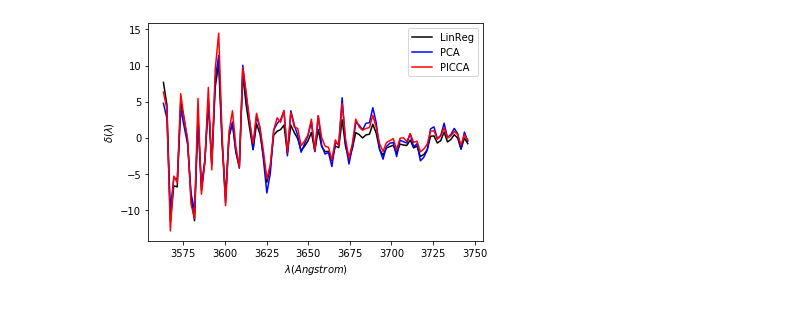
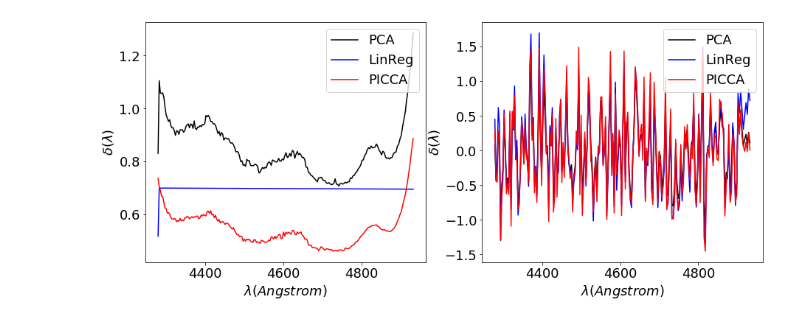
Before and after one commit to arkel1/lya-deltas, a Jupyter notebook: nb/Lya-deltas_main.ipynb, the cells around one changed output. Drawn from its saved outputs; the diff is of its cells as text; code cells hidden in the pictures.

```diff
--- a/nb/Lya-deltas_main.ipynb
+++ b/nb/Lya-deltas_main.ipynb
@@ -602,5 +658,5 @@ Time:  6.346008740365505e-05
 # %%
-def get_pca( spectra, niter, nvec):
+def get_pca( spectra, niter, nvec, lmin = 1040, lmax = 1600 ):
 
    #### One QSO ploting example
 
@@ -745,7 +796,7 @@ plt.xlim(1050,1600)
 # %%
 ### PICCA loading example
 if 0:
-   dir  = '/home/sfbeltranv/respaldo/output/deltas_dr14/'
+   dir  = '/work/sfbeltranv/output/deltas'
 
 
    catalog = pyfits.open(dir + 'delta-103.fits.gz')
@@ -848,20 +899,20 @@ def getdeltas_LinMinimize( spectra, QSOloc, lamin=1040, lamax=1200):
       # dwave to observer frame and to comoving distance
       w_ = w_ * ( 1 + QSOloc[ i ][0] )   # restframe to selframe
 
-      s=np.vstack( ( w_.conj().transpose(), delta_.conj().transpose(), ivar_.conj().transpose() ) )
+      s=np.vstack( ( w_.conj().transpose(), delta_.conj().transpose(), ivar_.conj().transpose(), CF.conj().transpose() ) )
       deltas.append( s )
 
       #plt.figure()
       #plt.plot( w_,flux_ )
       #plt.plot( w_, delta_ )
       #plt.plot( w_, CF, 'r' )
-   #plt.show()
+      #plt.show()
 
    return deltas
 
 
-deltas_eBoss_linMin = getdeltas_LinMinimize(spectra_eBoss, QSOloc_eBoss )
+deltas_Desi_linMin = getdeltas_LinMinimize(spectra_Desi, QSOloc_Desi )
 print('done')
-print(len(deltas_eBoss_linMin))
+print(len(deltas_Desi_linMin))
 # %% [output]
 done
@@ -870,7 +921,7 @@ done
 def load_Picca():
 
    ################# delta reading and loading with thing_id
-   dir  = '/home/sfbeltranv/respaldo/output/deltas_dr14/'
+   dir  = '/work/sfbeltranv/output/deltas'
 
    '''
    catalog = pyfits.open(dir + 'delta-100.fits.gz')
@@ -886,8 +937,8 @@ def load_Picca():
    ################## script to load al healpix piles
 
 
-   fi = glob.glob(dir+'*.fits*')
-
+   fi = glob.glob(dir+'/*')
+   print( len(fi) )
    spectra = []
    QSOloc = []
 
@@ -896,7 +947,7 @@ def load_Picca():
       for j in range(1, len(catalog) ):
          QSOloc.append( np.hstack(( catalog[j].header['Z'], catalog[j].header['DEC'], catalog[j].header['RA'], int(catalog[j].header['THING_ID']) )) )
          # print(int(catalog[j].header['THING_ID']))
-         s=np.vstack( ( 10**catalog[j].data['LOGLAM'], catalog[j].data['DELTA'], catalog[j].data['WEIGHT'] ) )
+         s=np.vstack( ( 10**catalog[j].data['LOGLAM'], catalog[j].data['DELTA'], catalog[j].data['WEIGHT'], catalog[j].data['CONT']  ) )
          spectra.append( s )
 
    return QSOloc, spectra
@@ -974,41 +1007,51 @@ getHist_deltas(deltas_eBoss_PCA)
 # %%
 
 def compareDelta1(QSOloca, QSOlocb, spectraa1, spectraa2, spectrab):
-# b for picca, a for Desi or eBoss
+   %matplotlib inline
+   plt.rcParams["figure.figsize"] = (15, 6) # (w, h)
+   plt.rcParams.update({'font.size': 18})
+   # b for picca, a for Desi or eBoss
    a = np.array( QSOloca )
    b = np.array( QSOlocb )
 
-   for i in  [4, 5, 6, 7] :         # range( len(b) ):
+   #print( len(spectraa1) )
+   #print( len(spectraa2) )
+
+   for i in range( 0, 10) :         # range( len(b) ):
       indx = np.where( a[:,3] == b[i][3] )
+
+      #print( np.squeeze(indx) )
       indx = np.squeeze(indx)
       ###  a -- indx, b --- i
-      wa1_, fluxa1_, ivara1_ = spectraa1[ indx ]
-      wa2_, fluxa2_, ivara2_ = spectraa2[ indx ]
-      wb_, fluxb_, ivarb_ = spectrab[ i ]
+      wa1_, fluxa1_, ivara1_, conta1_ = spectraa1[ indx ]
+      wa2_, fluxa2_, ivara2_, conta2_ = spectraa2[ indx ]
+      wb_, fluxb_, ivarb_, contb_ = spectrab[ i ]
 
       if 1:         # Resample flux to picca wave
       # fluxa from wa to wb
-         fluxa1_  = resample_flux( wb_, wa1_, fluxa1_ )   # continuum fo dwave grid
-         fluxa2_  = resample_flux( wb_, wa2_, fluxa2_ )   # continuum fo dwave grid
-         wa1_ = wb_
-         wa2_ = wb_
-      print(wa1_[0], wa1_[-1])
-      print(wb_[0], wb_[-1])
+         fluxa1_,ivara1_  = resample_flux( wb_, wa1_, fluxa1_, ivar=ivara1_ )   # continuum fo dwave grid
+         fluxa2_,ivara2_  = resample_flux( wb_, wa2_, fluxa2_, ivar=ivara2_ )   # continuum fo dwave grid
+
+         conta1_ = resample_flux( wb_, wa1_, conta1_ )   # continuum fo dwave grid
+         conta2_ = resample_flux( wb_, wa2_, conta2_ )   # continuum fo dwave grid
+
+      fig, ax = plt.subplots(1,2)
+      ax[0].plot( wb_, conta1_*18.3, 'black', label='PCA' )
+      ax[0].plot( wb_, conta2_*18.3, 'b', label='LinReg' )
+      ax[0].plot( wb_, contb_, 'r', label='PICCA' )
+      ax[0].legend( loc='upper right' )
+      ax[0].set(xlabel='$\lambda (Angstrom)$')
+      ax[0].set(ylabel='$\delta (\lambda)$')
+
+      ax[1].plot( wb_, fluxa1_, 'black', label='PCA' )
+      ax[1].plot( wb_, fluxa2_, 'b', label='LinReg' )
+      ax[1].plot( wb_, fluxb_, 'r', label='PICCA' )
+      ax[1].legend( loc='upper right' )
+      ax[1].set(xlabel='$\lambda (Angstrom)$')
+      ax[1].set(ylabel='$\delta (\lambda)$')
+      #print( r"$\delta_{PICCA}$", wb_[0]-wb_[1], r"   $\delta_{Instrument}$", wa1_[0]-wa1_[1] )
+      plt.show()
 
 
-      plt.figure()
-      plt.plot( Rcomv(wa2_), fluxa2_, 'black', label='LinReg' )
-      plt.plot( Rcomv(wa1_), fluxa1_, 'b', label='PCA' )
-      plt.plot( Rcomv(wb_), fluxb_, 'r', label='PICCA' )
-      plt.legend( loc='upper right' )
-      plt.xlabel('$\lambda (Angstrom)$')
-      plt.ylabel('$\delta (\lambda)$')
-      print( r"$\delta_{PICCA}$", wb_[0]-wb_[1], r"   $\delta_{Instrument}$", wa1_[0]-wa1_[1] )
-
-      #print(a[indx,3])
-      #print(b[i,3])
-   plt.show()
-
-
-compareDelta1( QSOloc_eBoss, QSOloc_Picca, deltas_eBoss_PCA, deltas_eBoss_linMin, deltas_Picca )
+compareDelta1( QSOloc_Desi, QSOloc_Picca, deltas_Desi_PCA, deltas_Desi_linMin, deltas_Picca )
 # %% [output]
@@ -1027 +1058 @@ $\delta_{PICCA}$ -2.4876510057338237    $\delta_{Instrument}$ -2.487651005733823
-[figure, old version]
+[figure, new version]
```
Also changed, not shown: parts of 25 cells of this notebook, 5 other files.
